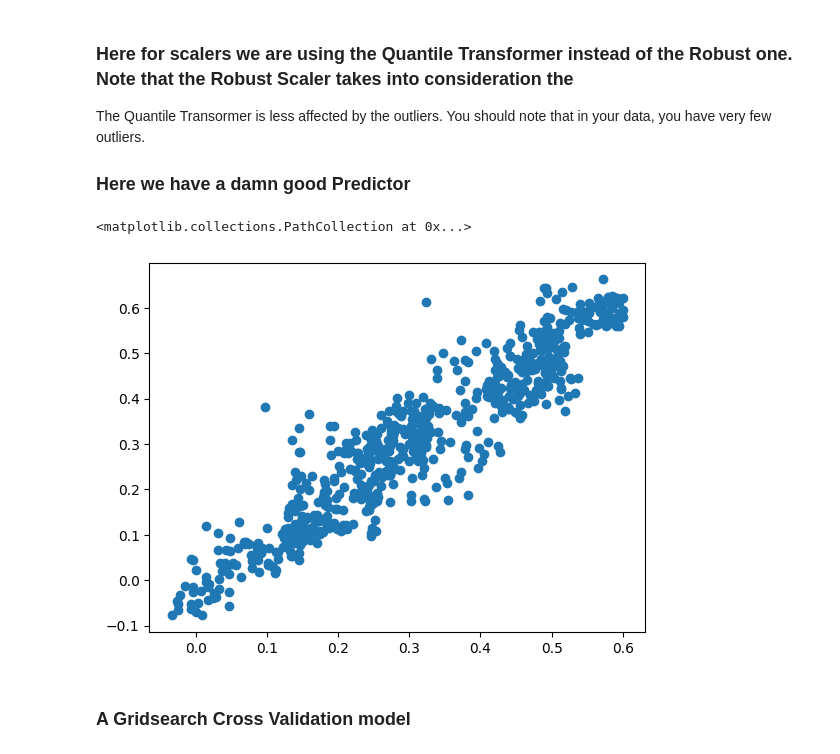
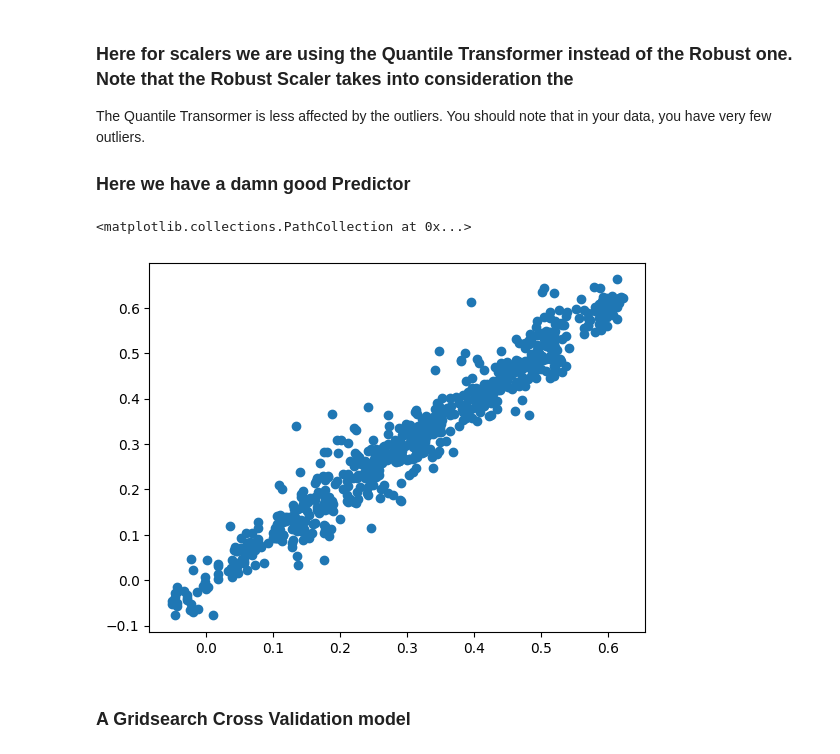
Before and after one commit to maseehfaizan/Project_code, a Jupyter notebook: Master.ipynb, the cells around one changed output. Saved outputs shown, nothing was run; the diff lists cells and outputs as text; code cells hidden in the pictures.

```diff
--- a/Master.ipynb
+++ b/Master.ipynb
@@ -637,7 +637,7 @@ model = KNeighborsRegressor().fit(X,y)
 
 pipe = Pipeline([
     ('scale',RobustScaler()),
-    ('model',KNeighborsRegressor(n_neighbors=15))
+    ('model',KNeighborsRegressor(n_neighbors=2))
 
 ])
 pipe.fit(X,y)
@@ -656,15 +656,15 @@ The Quantile Transormer is less affected by the outliers. You should note that i
 # %%
 model = KNeighborsRegressor().fit(X,y)
 
 Quantpipe = Pipeline([
     ('scale',QuantileTransformer(n_quantiles=700)),
-    ('model',KNeighborsRegressor(n_neighbors=15))
+    ('model',KNeighborsRegressor(n_neighbors=3))
 
 ])
 Quantpipe.fit(X,y)
 
 predict = Quantpipe.predict(X)
 plt.scatter(predict,y)
 # %% [output]
 <matplotlib.collections.PathCollection at 0x...>
-[figure, old version]
+[figure, new version]
```
Also changed, not shown: parts of 7 cells of this notebook.
